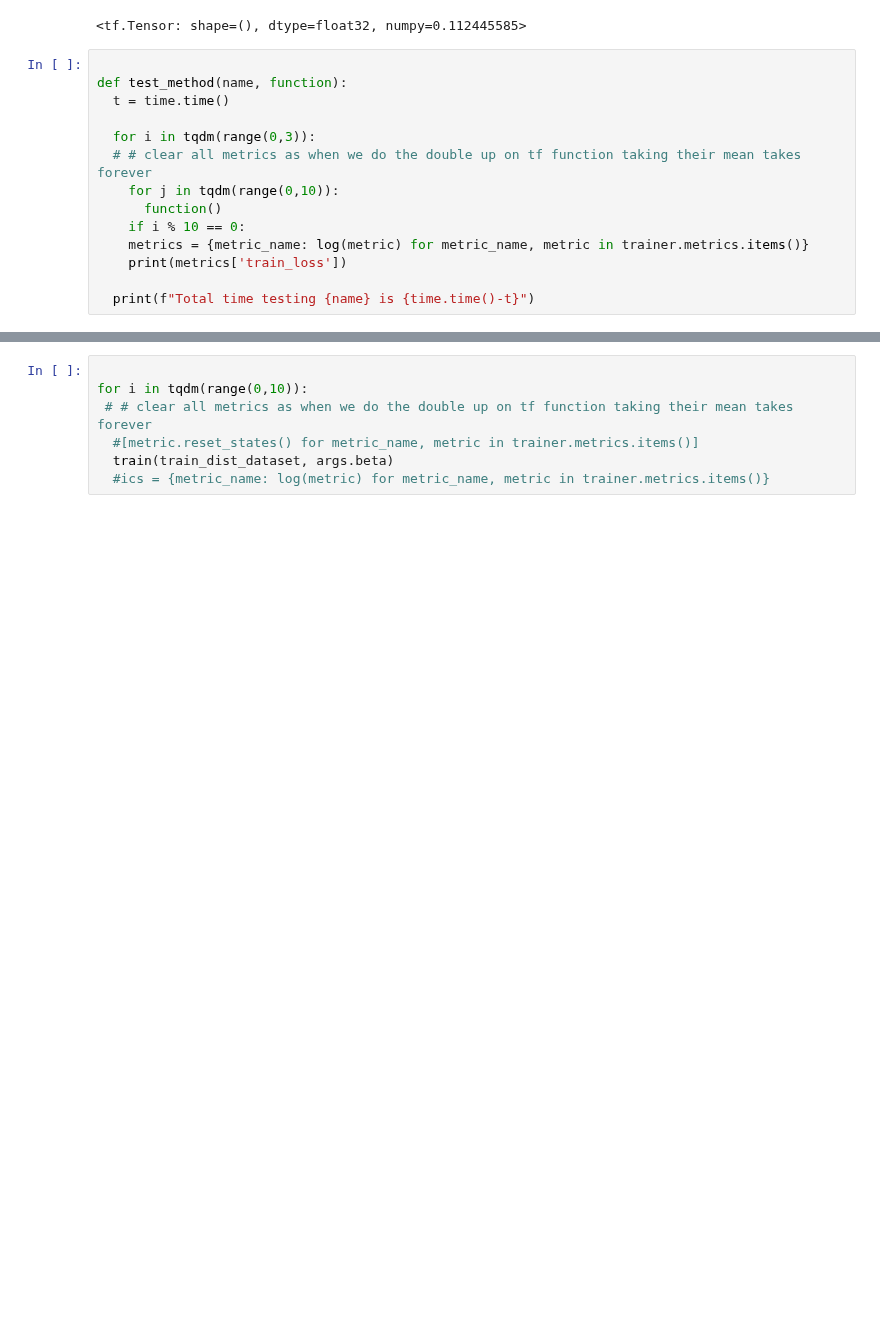
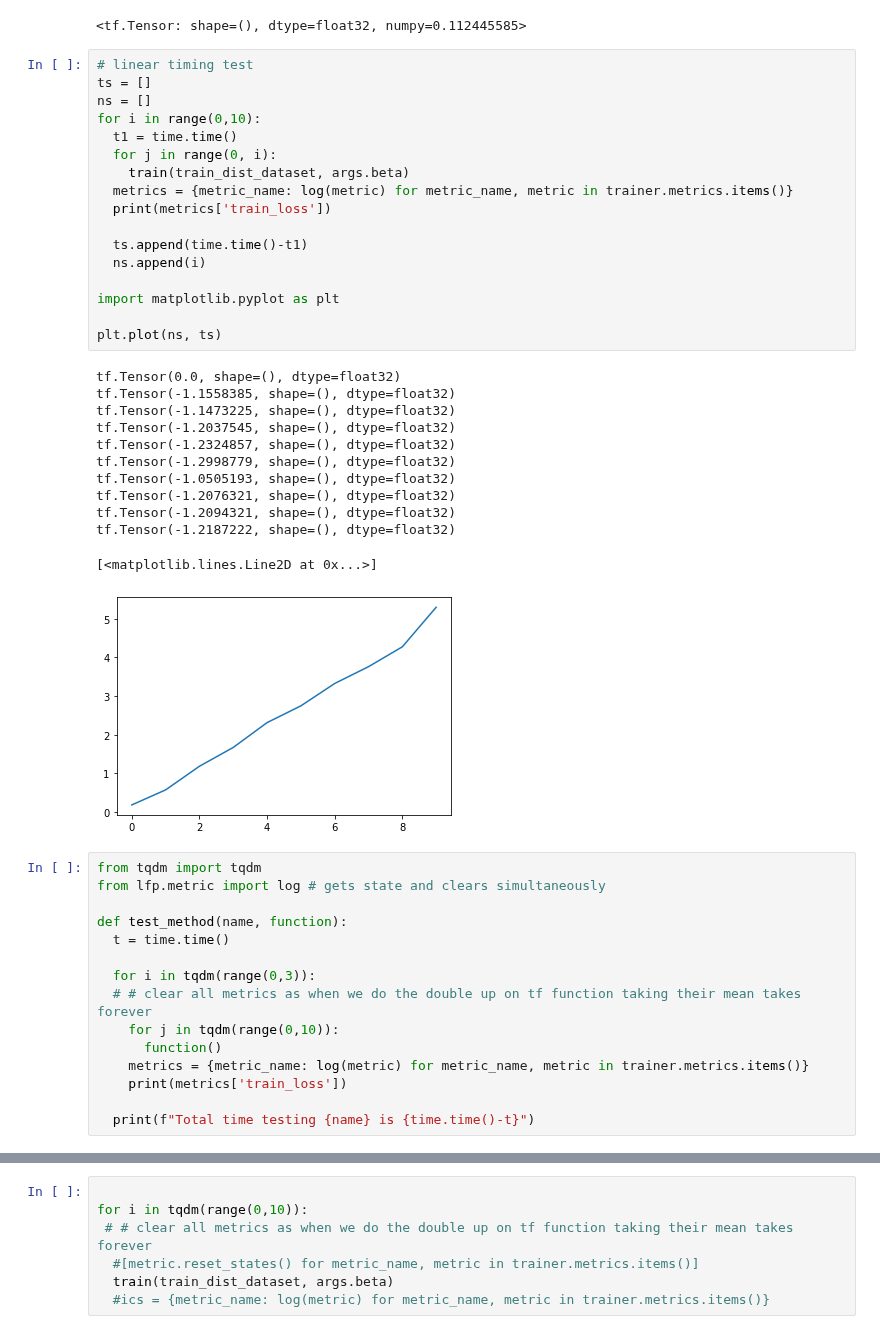
Before and after one commit to sholtodouglas/learning_from_play, a Jupyter notebook: notebooks/trial_datasets.ipynb, the cells around one changed output, grey strips where cells are left out. Cells and saved outputs as stored; diff of their text form; blank space fills up the shorter version.

```diff
--- a/notebooks/trial_datasets.ipynb
+++ b/notebooks/trial_datasets.ipynb
@@ -354,7 +359,39 @@ sample(train_dist_dataset)
 trainer.distributed_train_step(pre_batch, args.beta)
 # %% [output]
 <tf.Tensor: shape=(), dtype=float32, numpy=0.112445585>
+# %%
+# linear timing test
+ts = []
+ns = []
+for i in range(0,10):
+  t1 = time.time()
+  for j in range(0, i):
+    train(train_dist_dataset, args.beta)
+  metrics = {metric_name: log(metric) for metric_name, metric in trainer.metrics.items()}
+  print(metrics['train_loss'])
+
+  ts.append(time.time()-t1)
+  ns.append(i)
+
+import matplotlib.pyplot as plt
+
+plt.plot(ns, ts)
+# %% [output]
+tf.Tensor(0.0, shape=(), dtype=float32)
+tf.Tensor(-1.1558385, shape=(), dtype=float32)
+tf.Tensor(-1.1473225, shape=(), dtype=float32)
+tf.Tensor(-1.2037545, shape=(), dtype=float32)
+tf.Tensor(-1.2324857, shape=(), dtype=float32)
+tf.Tensor(-1.2998779, shape=(), dtype=float32)
+tf.Tensor(-1.0505193, shape=(), dtype=float32)
+tf.Tensor(-1.2076321, shape=(), dtype=float32)
+tf.Tensor(-1.2094321, shape=(), dtype=float32)
+tf.Tensor(-1.2187222, shape=(), dtype=float32)
+[<matplotlib.lines.Line2D at 0x...>]
+[figure, added]
 # %%
+from tqdm import tqdm
+from lfp.metric import log # gets state and clears simultaneously
 
 def test_method(name, function):
   t = time.time()
@@ -363,7 +400,6 @@ def test_method(name, function):
   # # clear all metrics as when we do the double up on tf function taking their mean takes forever
     for j in tqdm(range(0,10)):
       function()
-    if i % 10 == 0:
     metrics = {metric_name: log(metric) for metric_name, metric in trainer.metrics.items()}
     print(metrics['train_loss'])
 
```
Also changed, not shown: parts of 28 cells of this notebook.
